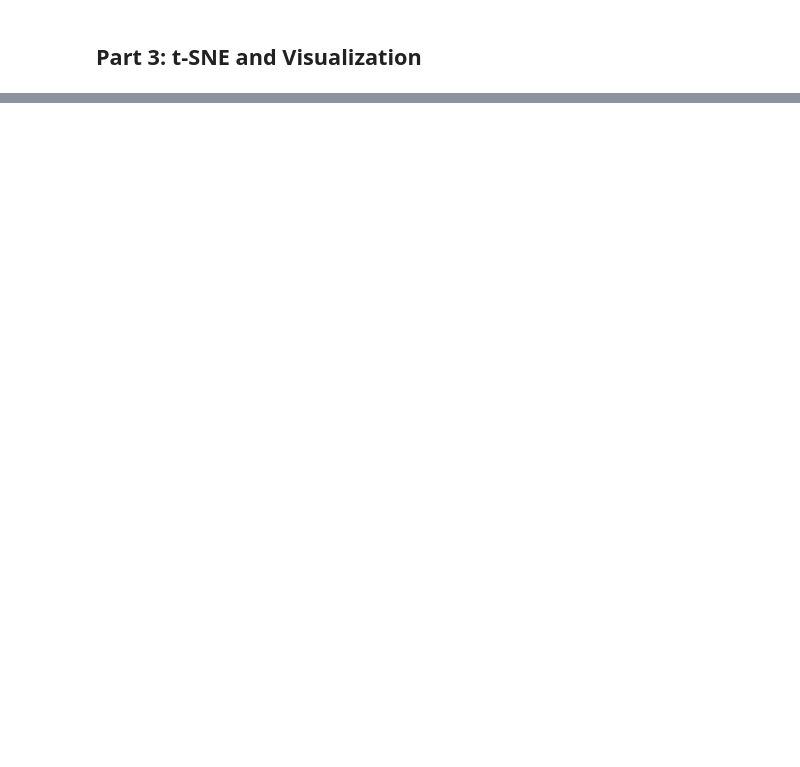
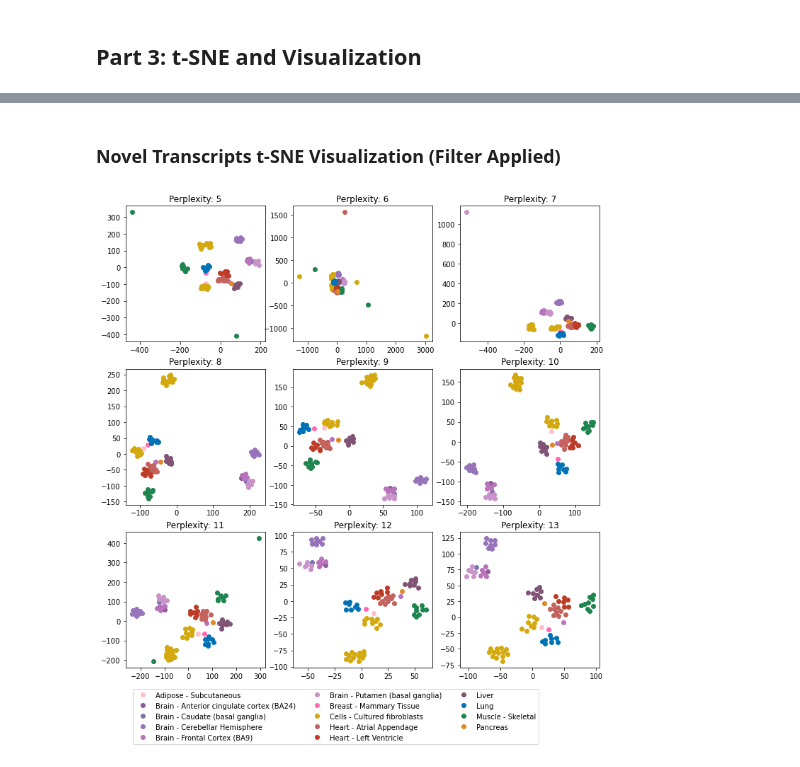
Before and after one commit to MingyiXia9717/gtex_v9_data_analysis, a Jupyter notebook: FLAIR/work_in_progress/flair_quant_tSNE.ipynb, the cells around one changed output, grey strips where cells are left out. Saved outputs shown, nothing was run; the diff lists cells and outputs as text; code cells hidden in the pictures; blank space fills up the shorter version.

Commit message:
added visualization for transcripts after filtering

```diff
--- a/FLAIR/work_in_progress/flair_quant_tSNE.ipynb
+++ b/FLAIR/work_in_progress/flair_quant_tSNE.ipynb
@@ -30,12 +30,18 @@ os.getcwd()
 data_dir = 'gtex_v9_data\\data_for_analysis\\gtex_database_data'
 novel_transcript_quant_clean_path = os.path.join(data_dir,
                                                       'flair_novel_transcript_quant_clean.csv')
+novel_transcript_quant_clean_filtered_path = os.path.join(data_dir,
+                                                      'flair_novel_transcript_quant_clean_filtered.csv')
 annotated_transcript_quant_clean_path = os.path.join(data_dir,
                                                       'flair_annotated_transcript_quant_clean.csv')
+annotated_transcript_quant_clean_filtered_path = os.path.join(data_dir,
+                                                      'flair_annotated_transcript_quant_clean_filtered.csv')
 # %%
 # change working directory
 os.chdir('C:\\Users\\15082\\OneDrive\\Desktop\\thesis_research')
 # %%
 novel_transcript_express_tissue_clean = pd.read_csv(novel_transcript_quant_clean_path)
+novel_transcript_express_tissue_clean_filtered = pd.read_csv(novel_transcript_quant_clean_filtered_path)
 annotated_transcript_express_tissue_clean = pd.read_csv(annotated_transcript_quant_clean_path)
+annotated_transcript_express_tissue_clean_filtered = pd.read_csv(annotated_transcript_quant_clean_filtered_path)
 # %% [markdown]
@@ -66,0 +77,5 @@ Number of Novel Transcripts:  72273
+# %%
+# drop the first column
+novel_transcript_express_tissue_clean_filtered.drop(columns=novel_transcript_express_tissue_clean_filtered.columns[0],
+                                       axis=1, inplace=True)
+novel_transcript_express_tissue_clean_filtered.head(3)
@@ -115,0 +163,3 @@ novel_pc_initialized.shape
+# %%
+novel_filtered_pc_initialized = PCA_initialization_for_tSNE(novel_transcript_express_tissue_clean_filtered,50)
+novel_filtered_pc_initialized.shape
@@ -199,0 +238,6 @@ test_perplexity(annotated_pc_initialized, annotated_perplexities_to_test_l2)
+# %% [markdown]
+### Novel Transcripts t-SNE Visualization (Filter Applied)
+# %%
+test_perplexity(novel_filtered_pc_initialized, novel_perplexities_to_test_l1)
+# %% [output]
+[figure, added]
```
Also changed, not shown: parts of 41 cells of this notebook.
